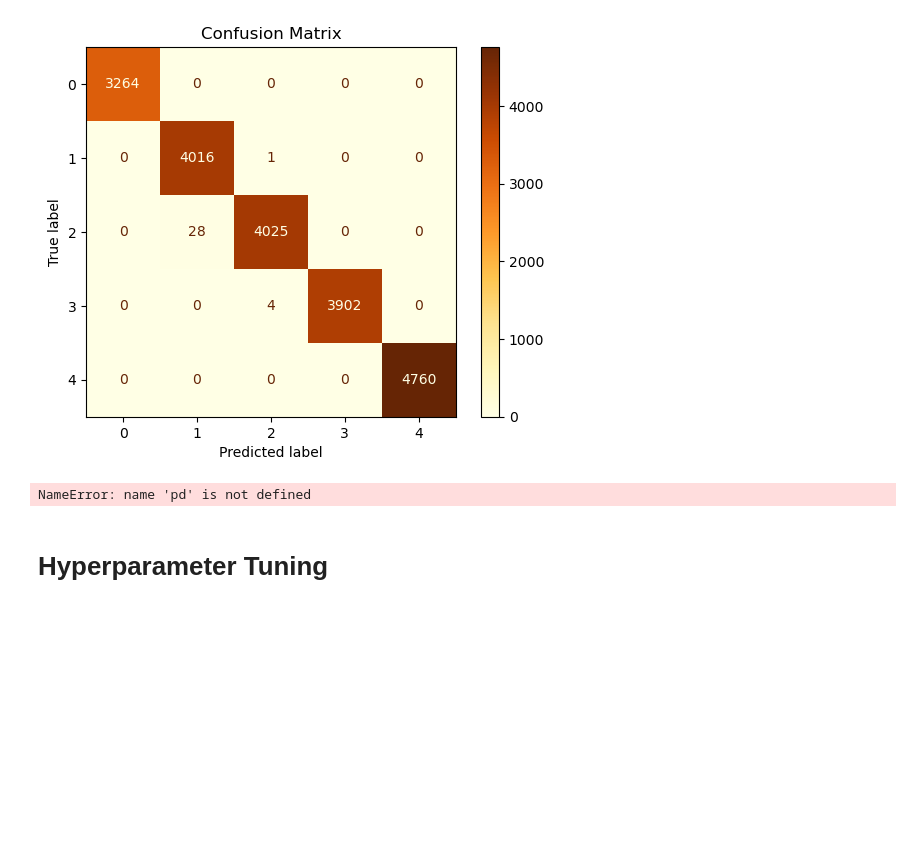
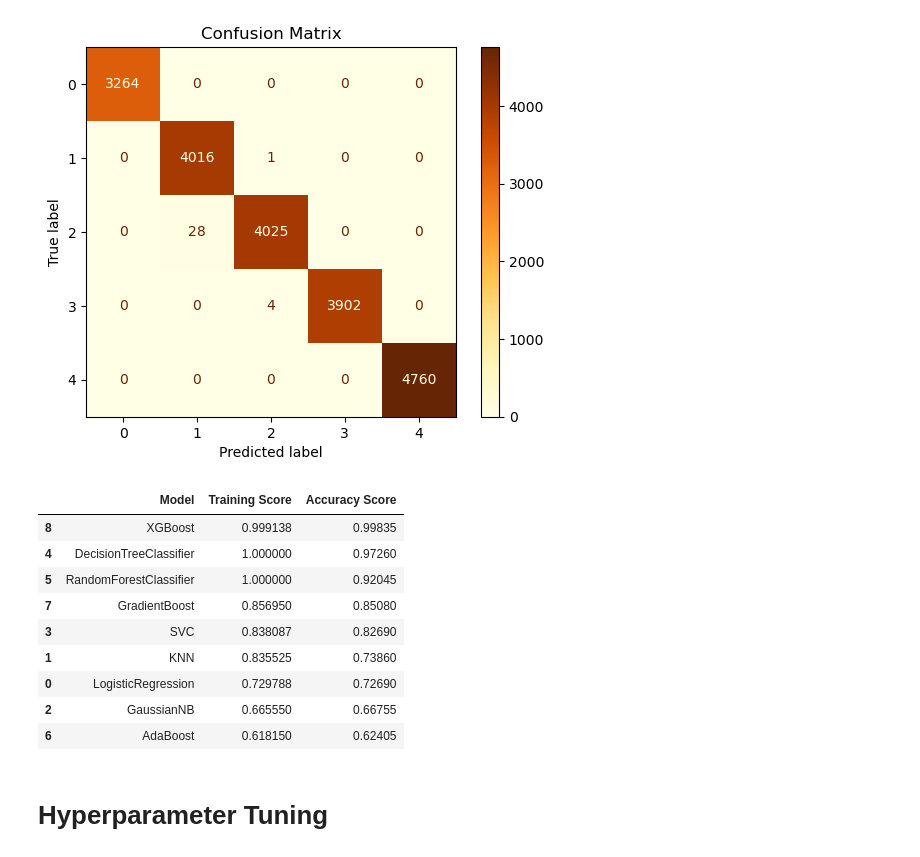
Before and after one commit to JifanT/EmployeePerformancePrediction-ML-project, a Jupyter notebook: EmployeePerformancePrediction.ipynb, the cells around one changed output. Drawn from its saved outputs; the diff is of its cells as text; code cells hidden in the pictures; blank space fills up the shorter version.

```diff
--- a/EmployeePerformancePrediction.ipynb
+++ b/EmployeePerformancePrediction.ipynb
@@ -608,10 +608,19 @@ weighted avg       1.00      1.00      1.00     20000
 # %%
 Tuned=pd.DataFrame({'Model':['LogisticRegression','KNN','GaussianNB','SVC','DecisionTreeClassifier','RandomForestClassifier','AdaBoost','GradientBoost','XGBoost'],
                     'Training Score':[lrc_trs,knn_trs,gnb_trs,svc_trs,dtc_trs,rfc_trs,adb_trs,gbc_trs,xgb_trs],
                     'Accuracy Score':[lrc_tss,knn_tss,gnb_tss,svc_tss,dtc_tss,rfc_tss,adb_tss,gbc_tss,xgb_tss]})
-Tuned.sort_values(by=['Original Accuracy Score', 'SMOTE Accuracy Score', 'RUS Accuracy Score'], ascending=False)
+Tuned.sort_values(by='Accuracy Score', ascending=False)
 # %% [output]
-NameError: name 'pd' is not defined
+|  | Model | Training Score | Accuracy Score |
+| 8 | XGBoost | 0.999138 | 0.99835 |
+| 4 | DecisionTreeClassifier | 1.000000 | 0.97260 |
+| 5 | RandomForestClassifier | 1.000000 | 0.92045 |
+| 7 | GradientBoost | 0.856950 | 0.85080 |
+| 3 | SVC | 0.838087 | 0.82690 |
+| 1 | KNN | 0.835525 | 0.73860 |
+| 0 | LogisticRegression | 0.729788 | 0.72690 |
+| 2 | GaussianNB | 0.665550 | 0.66755 |
+| 6 | AdaBoost | 0.618150 | 0.62405 |
 # %% [markdown]
 # Hyperparameter Tuning
 # %%
```
Also changed, not shown: parts of 2 cells of this notebook.
